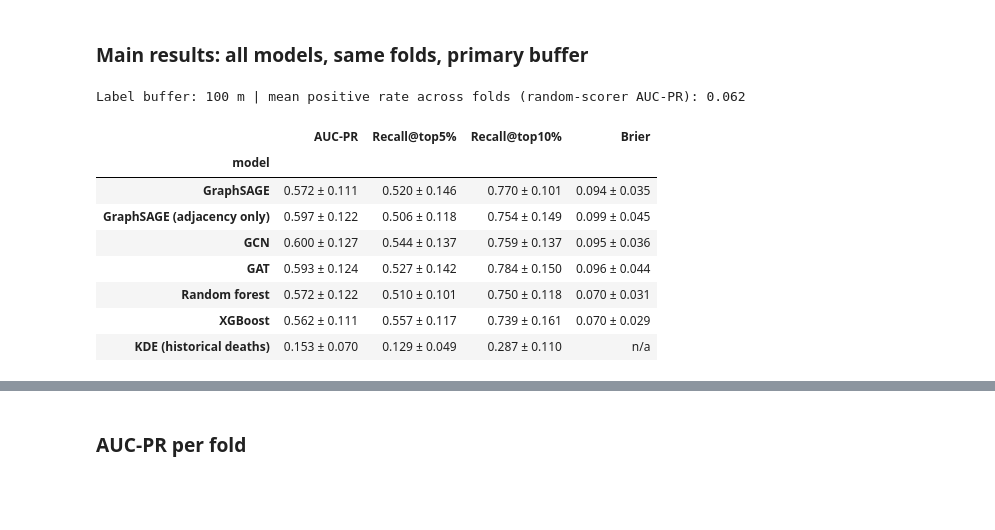
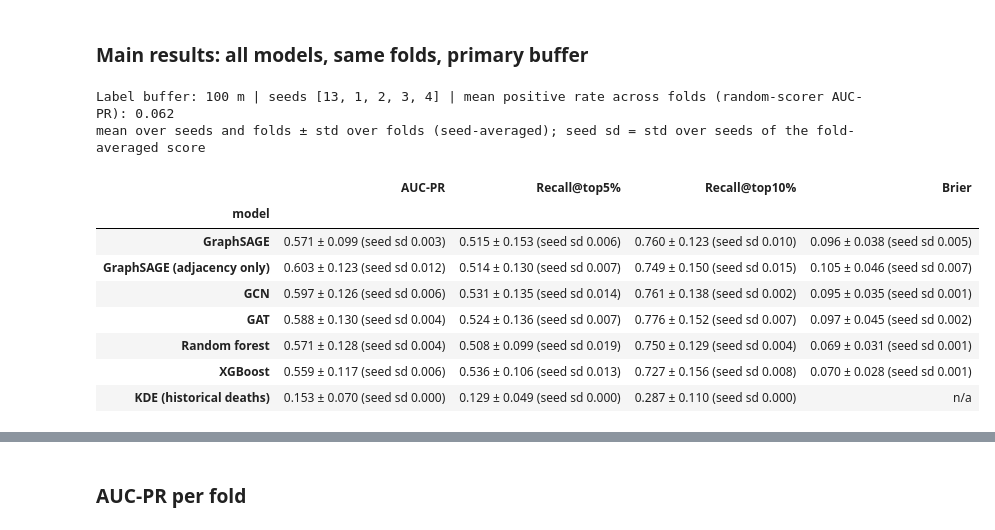
Before and after one commit to JerRMartin/Graph-Based-Risk-Mapping, a Jupyter notebook: notebooks/notebook.ipynb, the cells around one changed output, grey strips where cells are left out. Cells and saved outputs as stored; diff of their text form; code cells hidden in the pictures; blank space fills up the shorter version.

```diff
--- a/notebooks/notebook.ipynb
+++ b/notebooks/notebook.ipynb
@@ -746,21 +747,22 @@ All GNNs are transductive: message passing sees every node's *features* (includi
 # %% [markdown]
 ### Non-graph baselines
 # %%
-def fit_rf(tr, te, y):
-    seed_everything(SEED)   # re-seed before each fit so results do not depend on call order
-    m = RandomForestClassifier(**RF_PARAMS).fit(X.values[tr], y[tr])
+def fit_rf(tr, te, y, seed=SEED):
+    seed_everything(seed)   # re-seed before each fit so results do not depend on call order
+    m = RandomForestClassifier(**{**RF_PARAMS, "random_state": seed}).fit(X.values[tr], y[tr])
     return m.predict_proba(X.values[te])[:, 1]
 
 
-def fit_xgb(tr, te, y):
-    seed_everything(SEED)
+def fit_xgb(tr, te, y, seed=SEED):
+    seed_everything(seed)
     spw = (y[tr] == 0).sum() / max(1, (y[tr] == 1).sum())   # class ratio of the training folds
-    m = XGBClassifier(**XGB_PARAMS, scale_pos_weight=spw).fit(X.values[tr], y[tr])
+    m = XGBClassifier(**{**XGB_PARAMS, "random_state": seed}, scale_pos_weight=spw).fit(X.values[tr], y[tr])
     return m.predict_proba(X.values[te])[:, 1]
 
 
-def fit_kde(tr, te, y):
-    """Density of training-fold deaths at each test segment's midpoint (log density; not a probability)."""
+def fit_kde(tr, te, y, seed=SEED):
+    """Density of training-fold deaths at each test segment's midpoint (log density; not a probability).
+    Deterministic: `seed` is accepted only so every model has the same signature."""
     train_deaths = death_xy[np.isin(death_fold, np.unique(fold_of_seg[tr]))]
     kde = KernelDensity(bandwidth=KDE_BANDWIDTH).fit(train_deaths)
     return kde.score_samples(np.c_[segs.mid_x.values[te], segs.mid_y.values[te]])
@@ -965,22 +988,22 @@ def run_cv(y, models=MODELS, oof=None):
 # %% [markdown]
 ### Main results: all models, same folds, primary buffer
 # %%
-OOF = {}                                    # model -> out-of-fold score per segment
-cv = run_cv(y_all, oof=OOF)
-agg = cv.groupby("model")[metric_cols].agg(["mean", "std"]).loc[list(MODELS)]
-results = pd.DataFrame({c: agg[c]["mean"].map("{:.3f}".format) + " ± " + agg[c]["std"].map("{:.3f}".format)
-                        for c in metric_cols}).replace("nan ± nan", "n/a")
-print(f"Label buffer: {PRIMARY_BUFFER} m | mean positive rate across folds (random-scorer AUC-PR): "
+OOF = {}                                    # model -> out-of-fold score per segment (first seed)
+cv = run_cv_seeds(y_all, oof=OOF)           # one row per seed x fold x model
+results, cv_by_fold, cv_by_seed = summarize_seeds(cv)
+print(f"Label buffer: {PRIMARY_BUFFER} m | seeds {SEEDS} | mean positive rate across folds (random-scorer AUC-PR): "
       f"{cv.groupby('fold').positive_rate.first().mean():.3f}")
+print("mean over seeds and folds ± std over folds (seed-averaged); seed sd = std over seeds of the fold-averaged score")
 results
 # %% [output]
-Label buffer: 100 m | mean positive rate across folds (random-scorer AUC-PR): 0.062
+Label buffer: 100 m | seeds [13, 1, 2, 3, 4] | mean positive rate across folds (random-scorer AUC-PR): 0.062
+mean over seeds and folds ± std over folds (seed-averaged); seed sd = std over seeds of the fold-averaged score
 |  | AUC-PR | Recall@top5% | Recall@top10% | Brier |
 | model |  |  |  |  |
-| GraphSAGE | 0.572 ± 0.111 | 0.520 ± 0.146 | 0.770 ± 0.101 | 0.094 ± 0.035 |
-| GraphSAGE (adjacency only) | 0.597 ± 0.122 | 0.506 ± 0.118 | 0.754 ± 0.149 | 0.099 ± 0.045 |
-| GCN | 0.600 ± 0.127 | 0.544 ± 0.137 | 0.759 ± 0.137 | 0.095 ± 0.036 |
-| GAT | 0.593 ± 0.124 | 0.527 ± 0.142 | 0.784 ± 0.150 | 0.096 ± 0.044 |
-| Random forest | 0.572 ± 0.122 | 0.510 ± 0.101 | 0.750 ± 0.118 | 0.070 ± 0.031 |
-| XGBoost | 0.562 ± 0.111 | 0.557 ± 0.117 | 0.739 ± 0.161 | 0.070 ± 0.029 |
-| KDE (historical deaths) | 0.153 ± 0.070 | 0.129 ± 0.049 | 0.287 ± 0.110 | n/a |
+| GraphSAGE | 0.571 ± 0.099 (seed sd 0.003) | 0.515 ± 0.153 (seed sd 0.006) | 0.760 ± 0.123 (seed sd 0.010) | 0.096 ± 0.038 (seed sd 0.005) |
+| GraphSAGE (adjacency only) | 0.603 ± 0.123 (seed sd 0.012) | 0.514 ± 0.130 (seed sd 0.007) | 0.749 ± 0.150 (seed sd 0.015) | 0.105 ± 0.046 (seed sd 0.007) |
+| GCN | 0.597 ± 0.126 (seed sd 0.006) | 0.531 ± 0.135 (seed sd 0.014) | 0.761 ± 0.138 (seed sd 0.002) | 0.095 ± 0.035 (seed sd 0.001) |
+| GAT | 0.588 ± 0.130 (seed sd 0.004) | 0.524 ± 0.136 (seed sd 0.007) | 0.776 ± 0.152 (seed sd 0.007) | 0.097 ± 0.045 (seed sd 0.002) |
+| Random forest | 0.571 ± 0.128 (seed sd 0.004) | 0.508 ± 0.099 (seed sd 0.019) | 0.750 ± 0.129 (seed sd 0.004) | 0.069 ± 0.031 (seed sd 0.001) |
+| XGBoost | 0.559 ± 0.117 (seed sd 0.006) | 0.536 ± 0.106 (seed sd 0.013) | 0.727 ± 0.156 (seed sd 0.008) | 0.070 ± 0.028 (seed sd 0.001) |
+| KDE (historical deaths) | 0.153 ± 0.070 (seed sd 0.000) | 0.129 ± 0.049 (seed sd 0.000) | 0.287 ± 0.110 (seed sd 0.000) | n/a |
```
Also changed, not shown: parts of 20 cells of this notebook.
